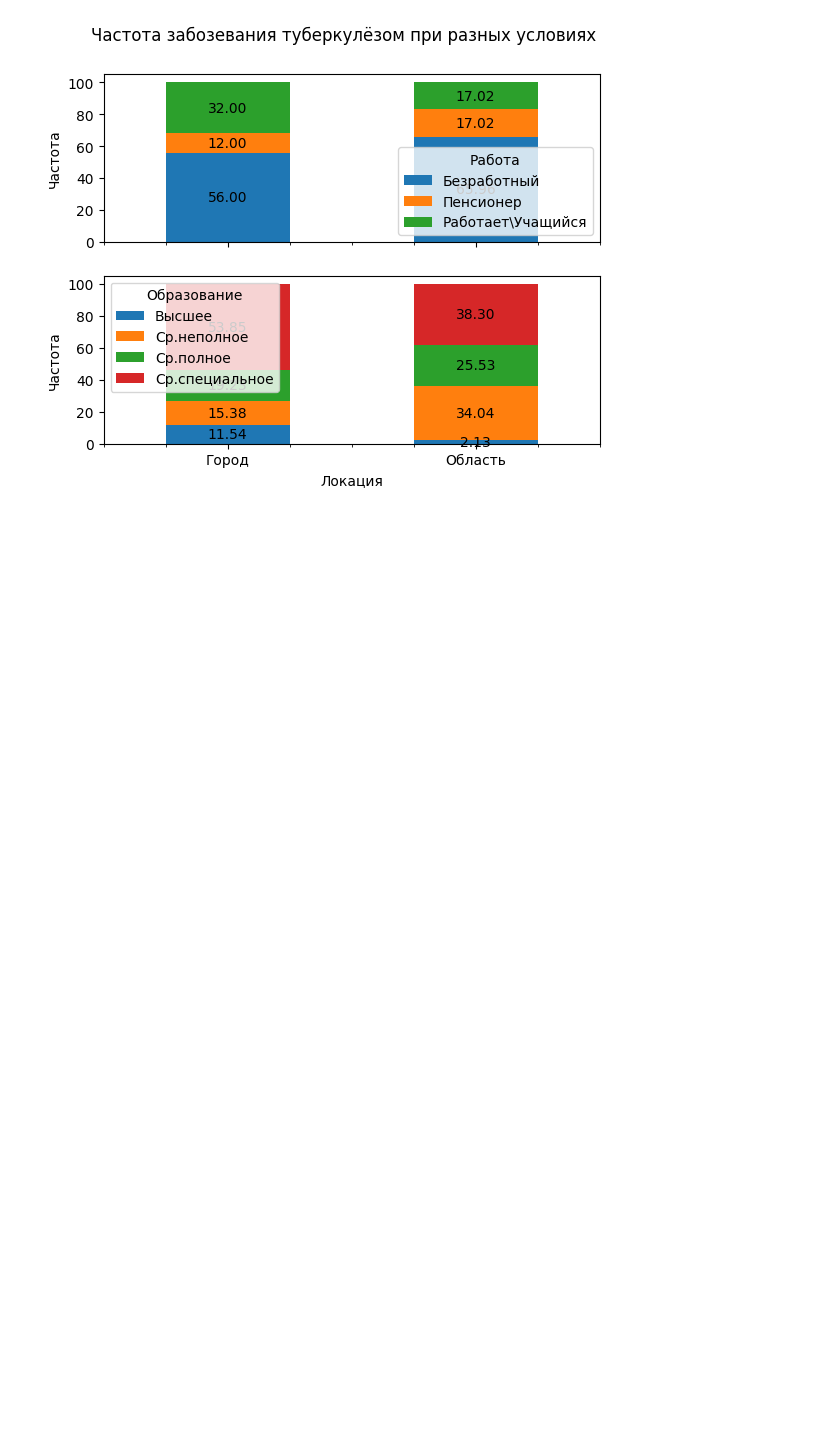
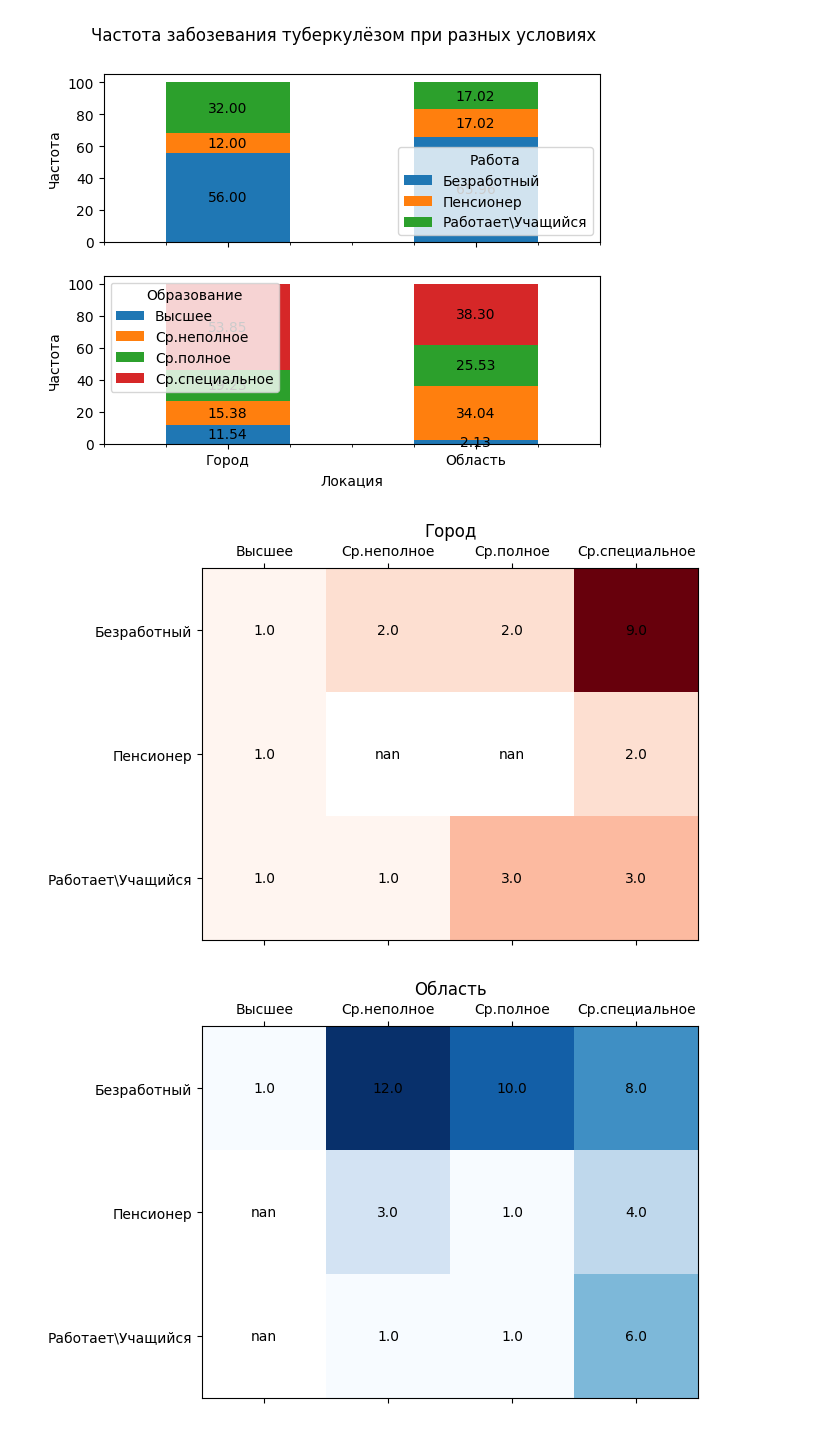
Before and after one commit to D-314/cyber-tuber, a Jupyter notebook: processing.ipynb, the cells around one changed output. Saved outputs shown, nothing was run; the diff lists cells and outputs as text; code cells hidden in the pictures; blank space fills up the shorter version.

```diff
--- a/processing.ipynb
+++ b/processing.ipynb
@@ -97,2 +110,35 @@ plt.show()
 # %% [output]
 [figure]
+# %%
+# Заменяем NaN на строку 'N/A'
+#df = df.fillna('N/A')
+
+# Считаем количество значений в каждой группе
+counts = df.groupby(['Локация', 'Работа', 'Образование']).size().reset_index(name='count')
+
+# Создаем три отдельных массива значений для каждой локации
+loc_a = counts[counts['Локация'] == 'Город'].pivot(index='Работа', columns='Образование', values='count')
+loc_b = counts[counts['Локация'] == 'Область'].pivot(index='Работа', columns='Образование', values='count')
+
+# Создаем график для локации A
+plt.matshow(loc_a, cmap='Reds')
+plt.xticks(np.arange(len(loc_a.columns)), loc_a.columns)
+plt.yticks(np.arange(len(loc_a.index)), loc_a.index)
+plt.title('Город')
+for i in range(len(loc_a.index)):
+    for j in range(len(loc_a.columns)):
+        plt.text(j, i, loc_a.iloc[i, j], ha='center', va='center', color='black')
+
+# Создаем график для локации B
+plt.matshow(loc_b, cmap='Blues')
+plt.xticks(np.arange(len(loc_b.columns)), loc_b.columns)
+plt.yticks(np.arange(len(loc_b.index)), loc_b.index)
+plt.title('Область')
+for i in range(len(loc_b.index)):
+    for j in range(len(loc_b.columns)):
+        plt.text(j, i, loc_b.iloc[i, j], ha='center', va='center', color='black')
+
+plt.show()
+# %% [output]
+[figure, added]
+[figure, added]
```
Also changed, not shown: parts of 5 cells of this notebook.
